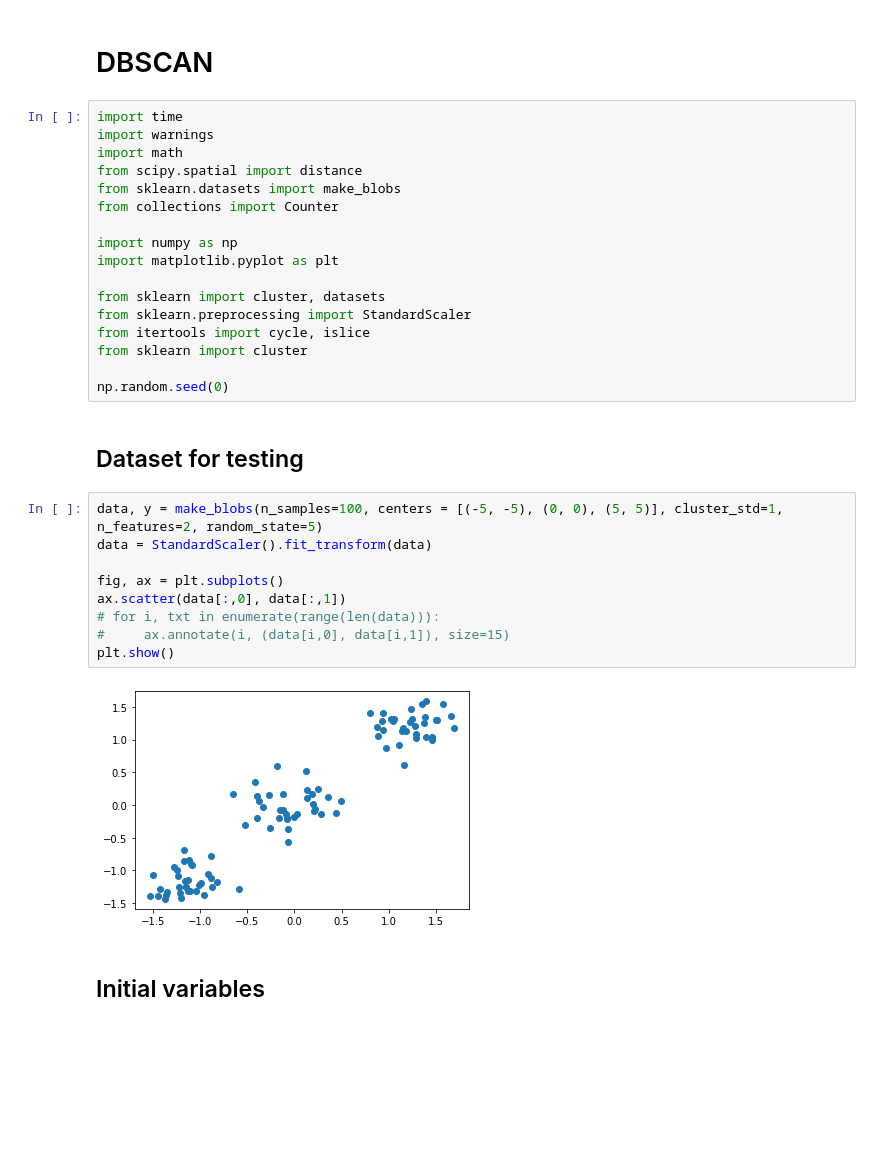
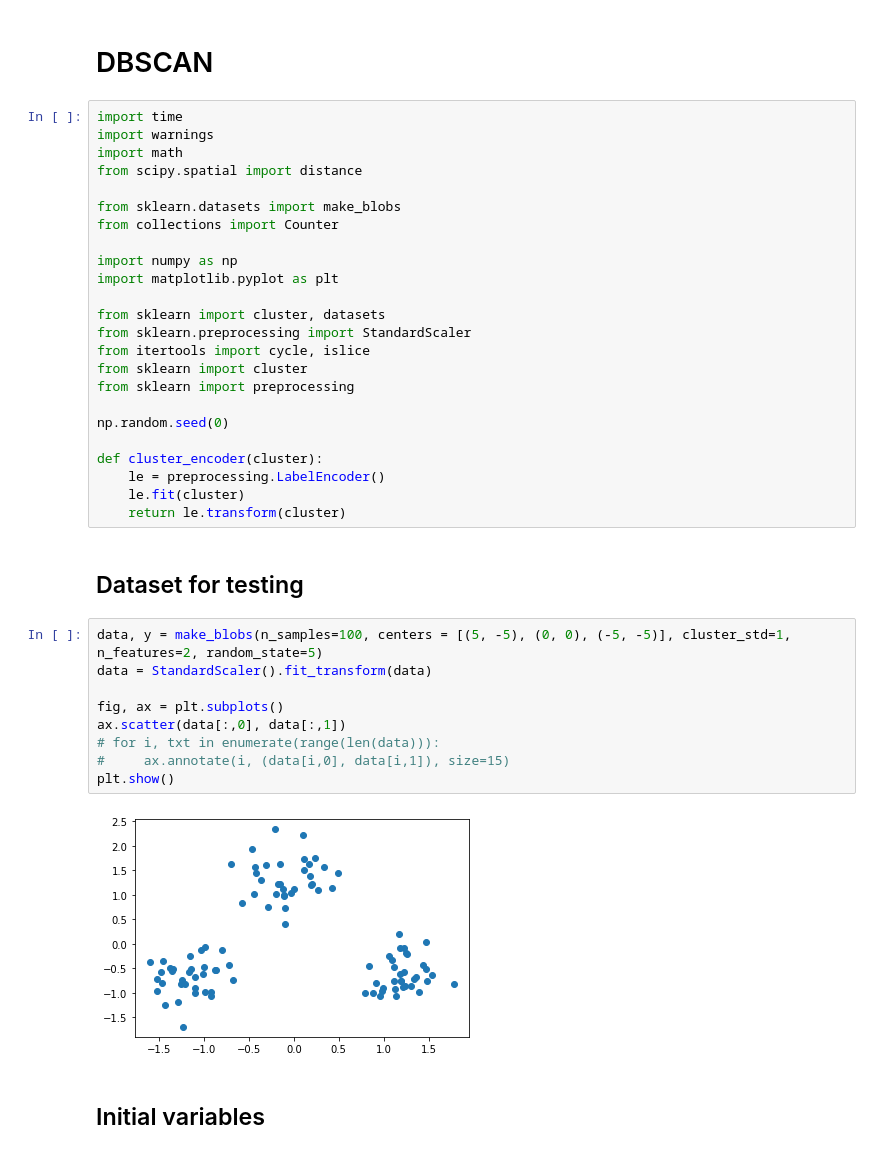
Before and after one commit to arek544/DBSCAN, a Jupyter notebook: dbscan_vs_dbscrn.ipynb, the cells around one changed output. Saved outputs shown, nothing was run; the diff lists cells and outputs as text; blank space fills up the shorter version.

```diff
--- a/dbscan_vs_dbscrn.ipynb
+++ b/dbscan_vs_dbscrn.ipynb
@@ -5,6 +5,7 @@ import time
 import warnings
 import math
 from scipy.spatial import distance
+
 from sklearn.datasets import make_blobs
 from collections import Counter
 
@@ -15,21 +16,27 @@ from sklearn import cluster, datasets
 from sklearn.preprocessing import StandardScaler
 from itertools import cycle, islice
 from sklearn import cluster
+from sklearn import preprocessing
 
 np.random.seed(0)
+
+def cluster_encoder(cluster):
+    le = preprocessing.LabelEncoder()
+    le.fit(cluster)
+    return le.transform(cluster)
 # %% [markdown]
 ## Dataset for testing
 # %%
-data, y = make_blobs(n_samples=100, centers = [(-5, -5), (0, 0), (5, 5)], cluster_std=1, n_features=2, random_state=5)
+data, y = make_blobs(n_samples=100, centers = [(5, -5), (0, 0), (-5, -5)], cluster_std=1, n_features=2, random_state=5)
 data = StandardScaler().fit_transform(data)
 
 fig, ax = plt.subplots()
 ax.scatter(data[:,0], data[:,1])
 # for i, txt in enumerate(range(len(data))):
 #     ax.annotate(i, (data[i,0], data[i,1]), size=15)
 plt.show()
 # %% [output]
-[figure, old version]
+[figure, new version]
 # %% [markdown]
 ## Initial variables
 # %%
```
Also changed, not shown: parts of 34 cells of this notebook.
